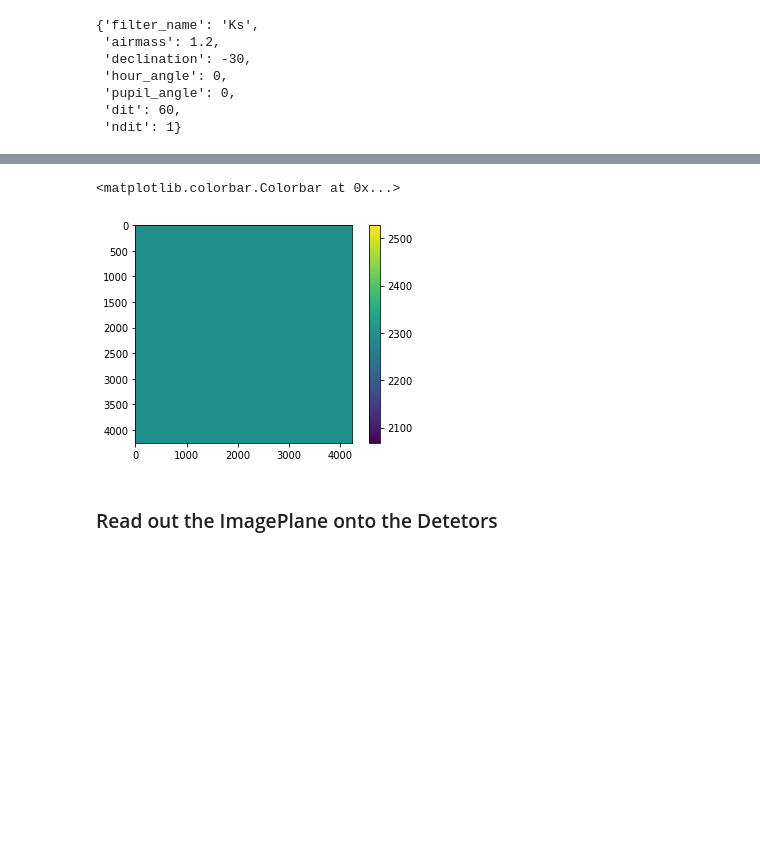
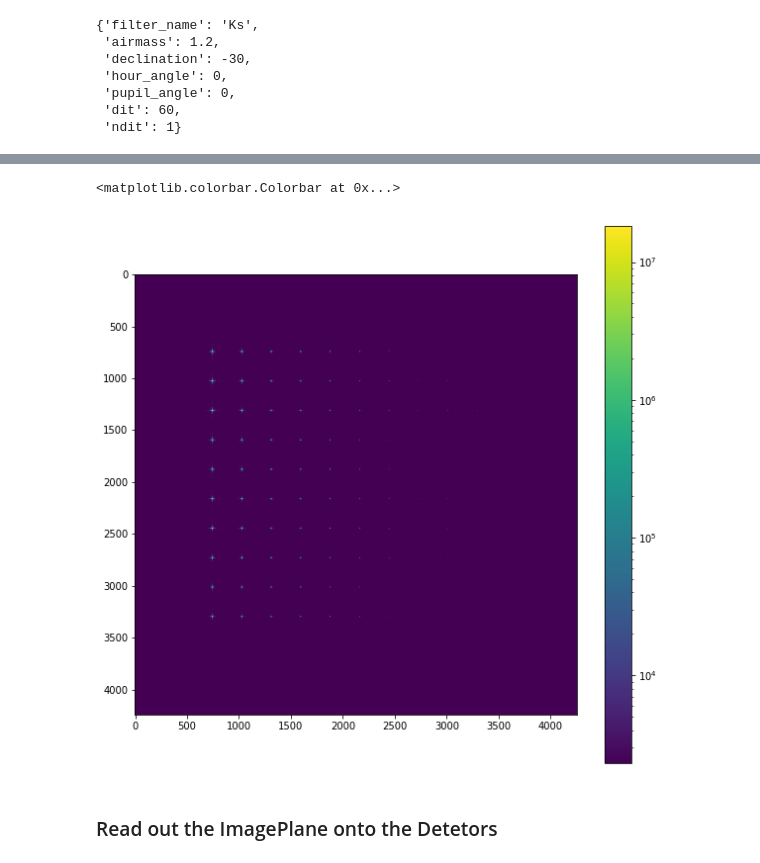
Before and after one commit to AstarVienna/ScopeSim, a Jupyter notebook: docs/source/_static/scopesim_basic_intro.ipynb, the cells around one changed output, grey strips where cells are left out. Drawn from its saved outputs; the diff is of its cells as text; code cells hidden in the pictures; blank space fills up the shorter version.

```diff
--- a/docs/source/_static/scopesim_basic_intro.ipynb
+++ b/docs/source/_static/scopesim_basic_intro.ipynb
@@ -135,8 +116,9 @@ opt.observe(empty_sky, kwargs={"!OBS.dit": 60, "!OBS.ndit": 10})
 # %%
-plt.imshow(opt.image_plane.image)
+plt.figure(figsize=(10,10))
+plt.imshow(opt.image_planes[0].image, norm=LogNorm())
 plt.colorbar()
 # %% [output]
 <matplotlib.colorbar.Colorbar at 0x...>
-[figure, old version]
+[figure, new version]
 # %% [markdown]
 ### Read out the ImagePlane onto the Detetors
```
Also changed, not shown: parts of 13 cells of this notebook.
